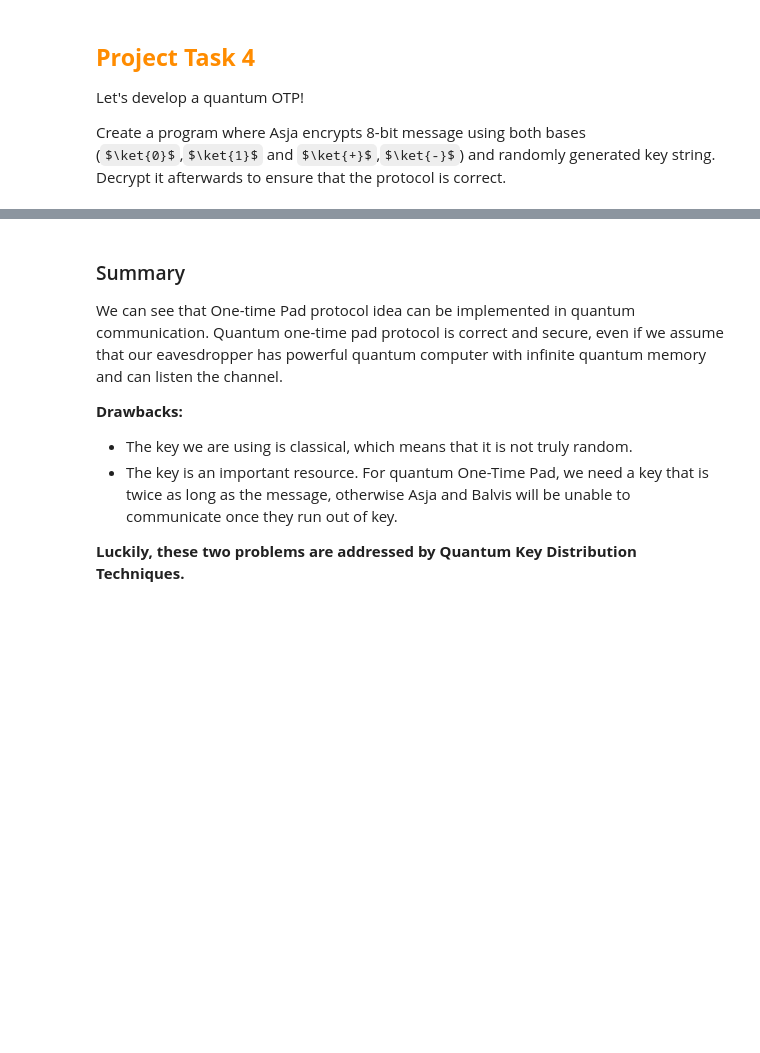
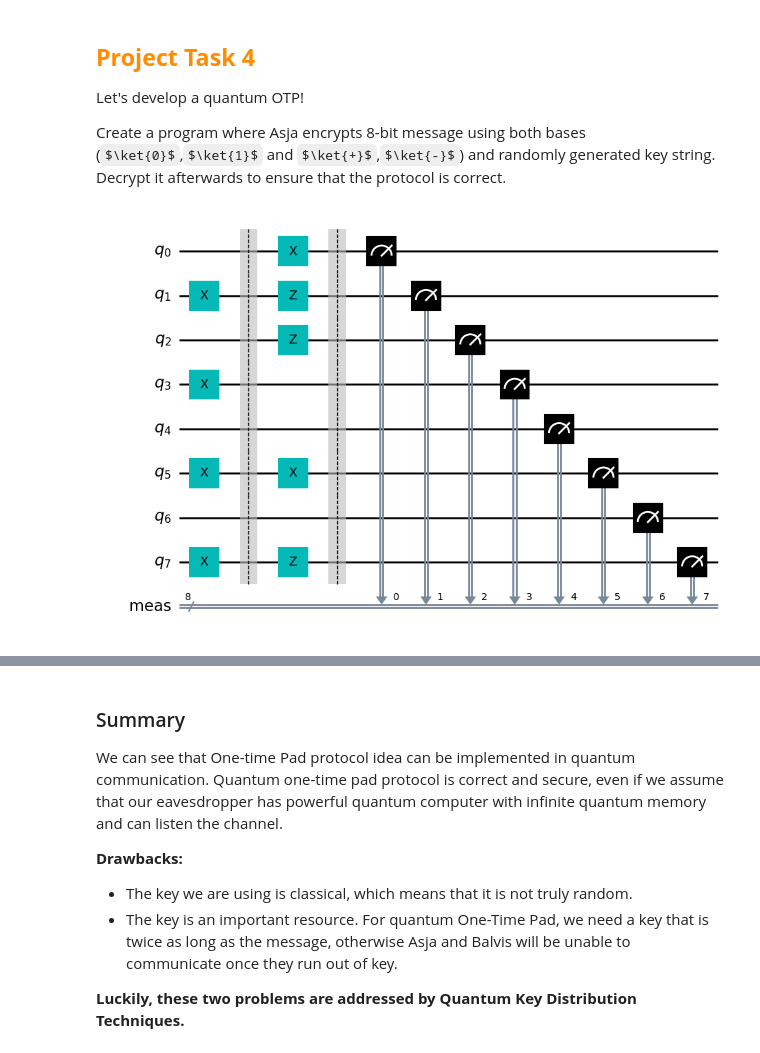
Before and after one commit to sbbzplt/qkd, a Jupyter notebook: notebooks/QC05_Quantum_One-Time_Pad.ipynb, the cells around one changed output, grey strips where cells are left out. Cells and saved outputs as stored; diff of their text form; code cells hidden in the pictures; some formulas as TeX source; blank space fills up the shorter version.

```diff
--- a/notebooks/QC05_Quantum_One-Time_Pad.ipynb
+++ b/notebooks/QC05_Quantum_One-Time_Pad.ipynb
@@ -331,0 +503,82 @@ Decrypt it afterwards to ensure that the protocol is correct.
+# %%
+### YOUR CODE HERE ###
+from qiskit import QuantumRegister, ClassicalRegister, QuantumCircuit, execute, Aer
+from random import randrange, choice
+from numpy.core.multiarray import concatenate
+
+def QOPT_enc(plaintext):
+    n = len(plaintext)
+    qc_enc = QuantumCircuit(n)
+
+    # Message creation on quantum circuit
+    for i, c in enumerate(plaintext):
+        if c == "1":
+            qc_enc.x(i)
+    qc_enc.barrier()
+
+    # Key generation
+
+    qopt_key = ""
+    # Encryption
+    for i in range(0, 2*n, 2):
+        k_1 = choice(["0", "1"])
+        k_2 = choice(["0", "1"])
+        if k_1 == "1":
+            qc_enc.x(i//2)
+        if k_2 == "1":
+            # qc_enc.h(i//2)
+            qc_enc.z(i//2)
+        qopt_key += k_1 + k_2
+
+    qc_enc.measure_all()
+    return qc_enc, qopt_key
+
+
+def QOPT_dec(cipher_list, priv_key):
+    # ciphertext = ""
+    # for i in cipher_list:
+    #     ciphertext += str(i)
+    ciphertext = cipher_list
+    n = len(ciphertext)
+    qc_dec = QuantumCircuit(n)
+    # print(ciphertext)
+
+    # Message creation on quantum circuit
+    for i, c in enumerate(ciphertext):
+        if c == "1":
+            qc_dec.x(i)
+    qc_dec.barrier()
+
+    # Encryption
+    for i in range(0, 2*n, 2):
+        if priv_key[i+1] == "1":
+            # qc_dec.h(i//2)
+            qc_dec.z(i//2)
+        if priv_key[i] == "1":
+            qc_dec.x(i//2)
+
+    qc_dec.measure_all()
+    return qc_dec
+
+
+qc_Asja, key = QOPT_enc("01010101")
+display(qc_Asja.draw("mpl"))
+
+job = execute(qc_Asja, Aer.get_backend("qasm_simulator"))
+counts = job.result().get_counts(qc_Asja)
+
+ciphertext = list(map(int,[*list(counts.keys())[0]]))
+ciphertext = list(counts.keys())[0]
+
+qc_Balvis = QOPT_dec(ciphertext, key)
+display(qc_Balvis.draw("mpl"))
+
+job = execute(qc_Balvis, Aer.get_backend("qasm_simulator"))
+counts = job.result().get_counts(qc_Balvis)
+print(counts)
+
+decrypted_text = list(map(int,[*list(counts.keys())[0]]))
+print(ciphertext)
+print(list(counts.keys())[0])
+# %% [output]
+[figure, added]
```
Also changed, not shown: parts of 13 cells of this notebook.
